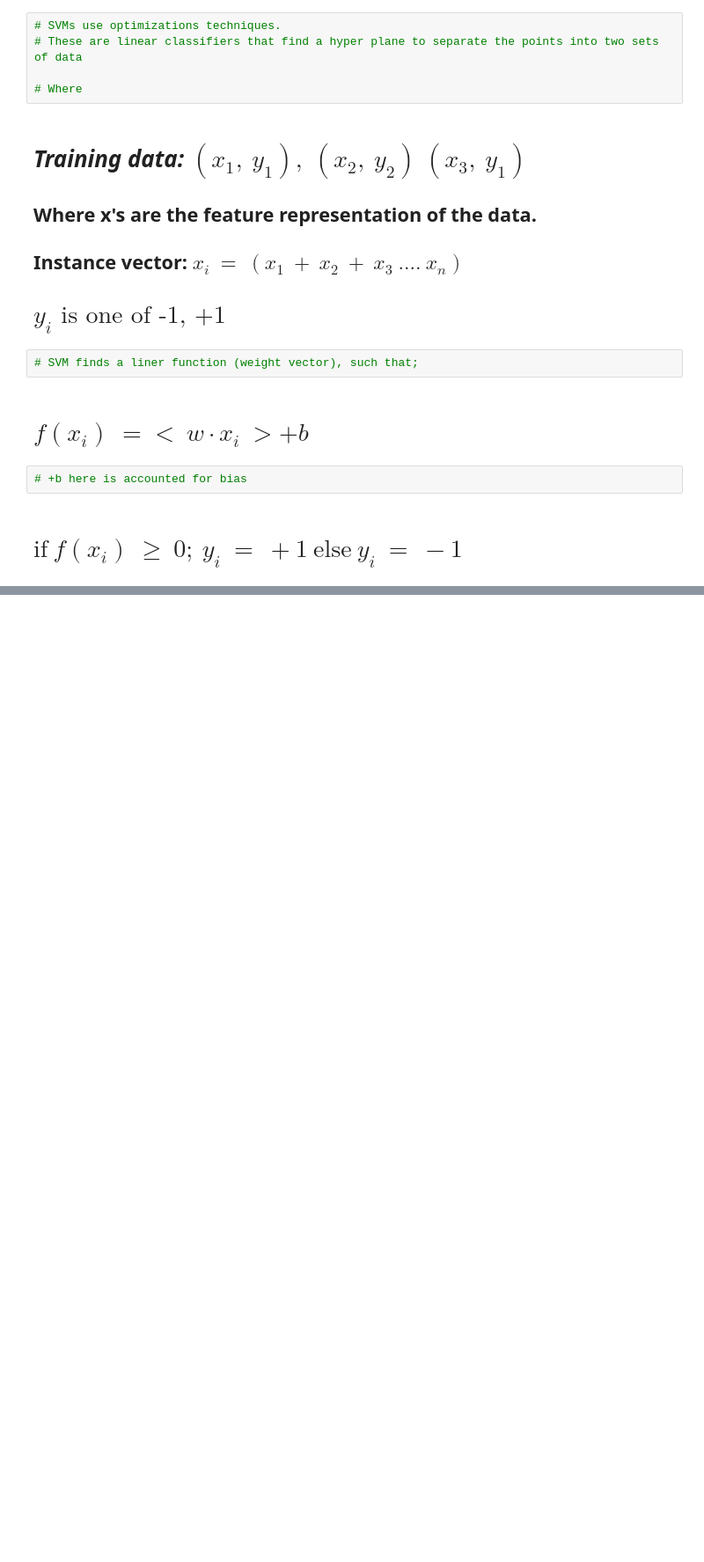
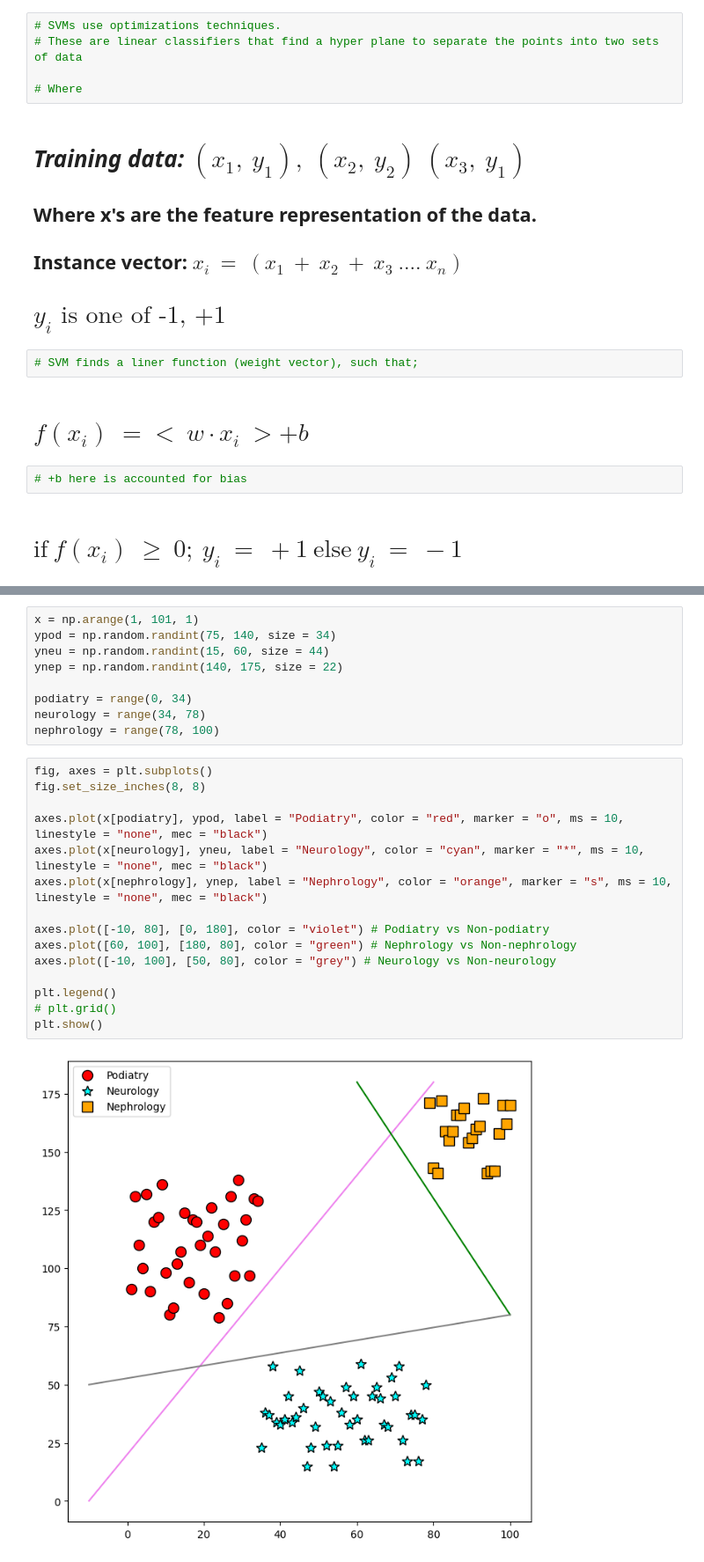
Before and after one commit to anoban/Applied-Text-Mining-in-Python, a Jupyter notebook: anoban/Support Vector Machines.ipynb, the cells around one changed output, grey strips where cells are left out. Shown: that part at 88% size. Cells and saved outputs as stored; diff of their text form; blank space fills up the shorter version.

```diff
--- a/anoban/Support Vector Machines.ipynb
+++ b/anoban/Support Vector Machines.ipynb
@@ -322,0 +336,26 @@ _________________________
+# %%
+x = np.arange(1, 101, 1)
+ypod = np.random.randint(75, 140, size = 34)
+yneu = np.random.randint(15, 60, size = 44)
+ynep = np.random.randint(140, 175, size = 22)
+
+podiatry = range(0, 34)
+neurology = range(34, 78)
+nephrology = range(78, 100)
+# %%
+fig, axes = plt.subplots()
+fig.set_size_inches(8, 8)
+
+axes.plot(x[podiatry], ypod, label = "Podiatry", color = "red", marker = "o", ms = 10, linestyle = "none", mec = "black")
+axes.plot(x[neurology], yneu, label = "Neurology", color = "cyan", marker = "*", ms = 10, linestyle = "none", mec = "black")
+axes.plot(x[nephrology], ynep, label = "Nephrology", color = "orange", marker = "s", ms = 10, linestyle = "none", mec = "black")
+
+axes.plot([-10, 80], [0, 180], color = "violet") # Podiatry vs Non-podiatry
+axes.plot([60, 100], [180, 80], color = "green") # Nephrology vs Non-nephrology
+axes.plot([-10, 100], [50, 80], color = "grey") # Neurology vs Non-neurology
+
+plt.legend()
+# plt.grid()
+plt.show()
+# %% [output]
+[figure, added]
```
Also changed, not shown: parts of 7 cells of this notebook.
